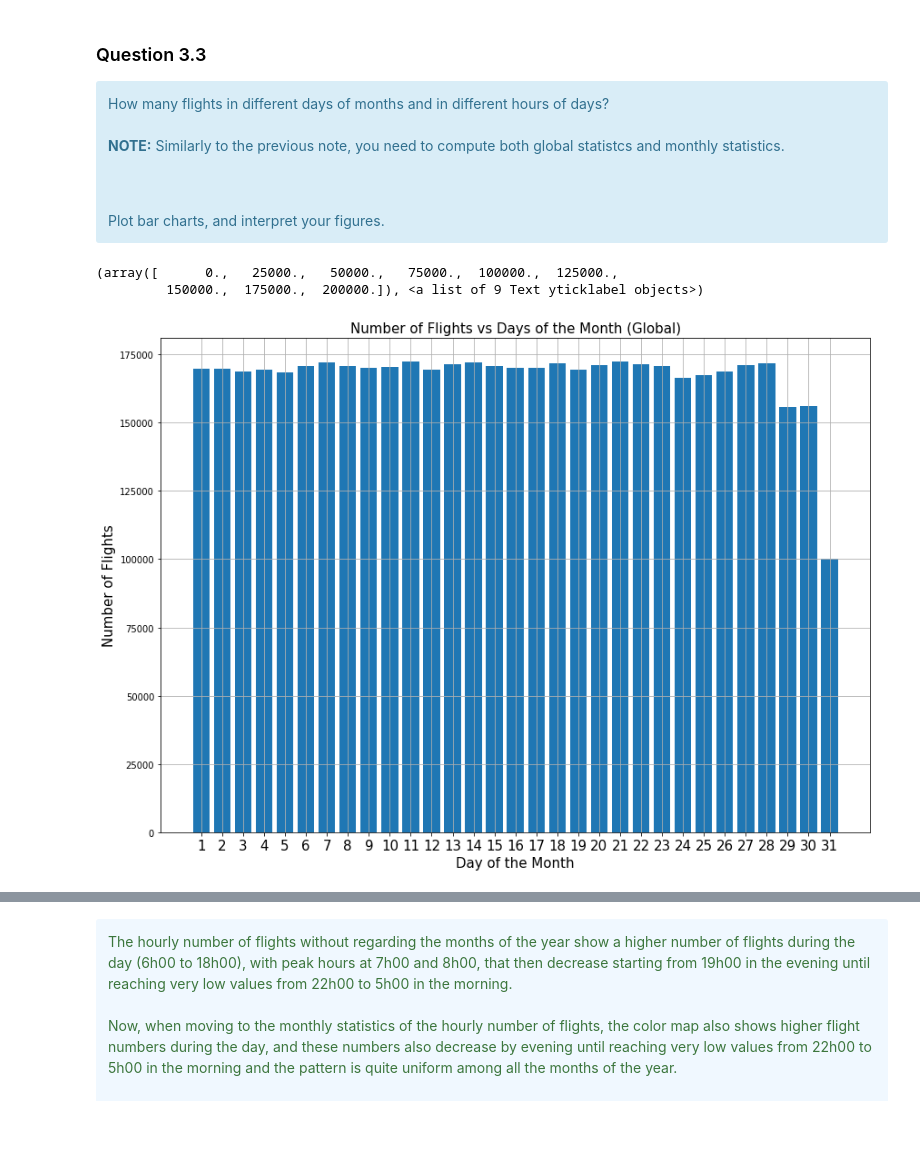
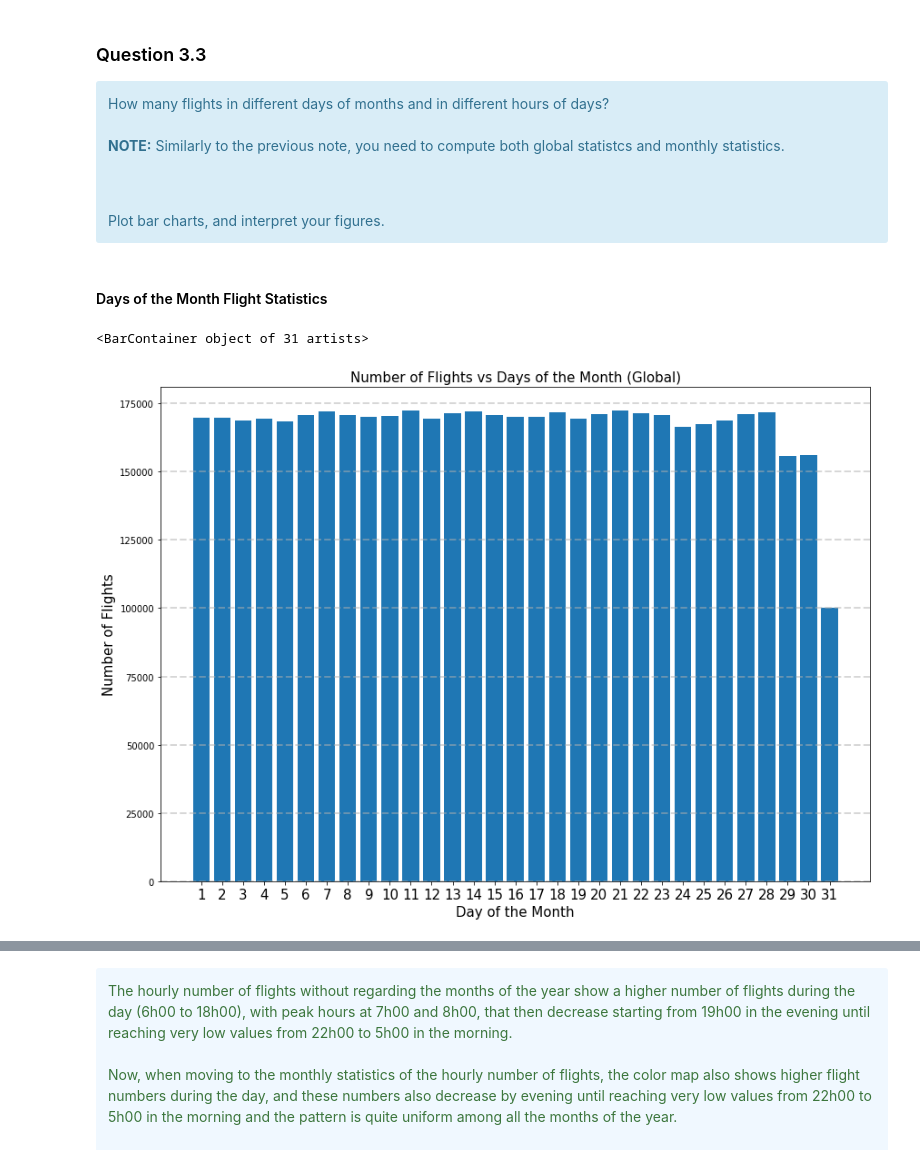
Before and after one commit to kandakji/SparkSQL-Analysis-Aviation-Data, a Jupyter notebook: SPARSQL.ipynb, the cells around one changed output, grey strips where cells are left out. Drawn from its saved outputs; the diff is of its cells as text; code cells hidden in the pictures; blank space fills up the shorter version.

```diff
--- a/SPARSQL.ipynb
+++ b/SPARSQL.ipynb
@@ -668,28 +616,30 @@ How many flights in different days of months and in different hours of days?
 <br>
 Plot  bar charts, and interpret your figures.
 </div>
+# %% [markdown]
+#### Days of the Month Flight Statistics
 # %%
 # group the days of the month
 # aggregate over the number of flights
 # sort by day
 # convert the dataframe to a pandas dataframe
 flightsPerDayoftheMonth = df.groupBy('day_of_month')\
 .count()\
 .orderBy('day_of_month')\
-.toPandas()
+.cache()
+
+pd_flightsPerDayoftheMonth = flightsPerDayoftheMonth.toPandas()
 
 # plot the number of flights per day of the month
 plt.figure(figsize = (14,10))
-plt.grid(True)
+plt.grid(True, axis='y', linestyle='--',alpha = 0.5,linewidth=2)
 plt.title("Number of Flights vs Days of the Month (Global)",fontsize=15)
 plt.xlabel("Day of the Month",fontsize=15)
 plt.ylabel("Number of Flights",fontsize=15)
 plt.xticks(np.arange(1,32),fontsize=15)
-plt.bar(flightsPerDayoftheMonth["day_of_month"],
-         flightsPerDayoftheMonth["count"]
+plt.bar(pd_flightsPerDayoftheMonth["day_of_month"],
+         pd_flightsPerDayoftheMonth["count"]
         )
-plt.yticks(fontsize=10)
 # %% [output]
-(array([      0.,   25000.,   50000.,   75000.,  100000.,  125000.,
-         150000.,  175000.,  200000.]), <a list of 9 Text yticklabel objects>)
+<BarContainer object of 31 artists>
-[figure, old version]
+[figure, new version]
```
Also changed, not shown: parts of 58 cells of this notebook.
